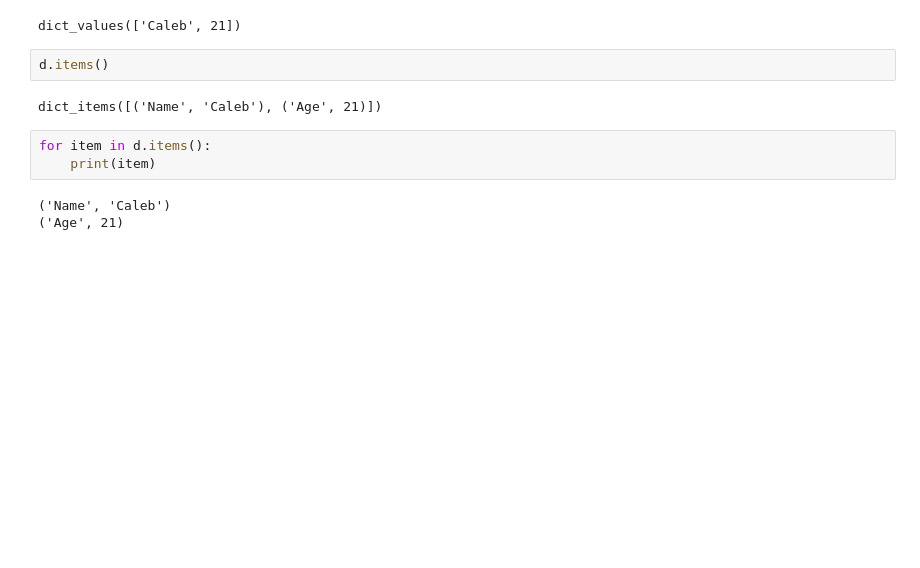
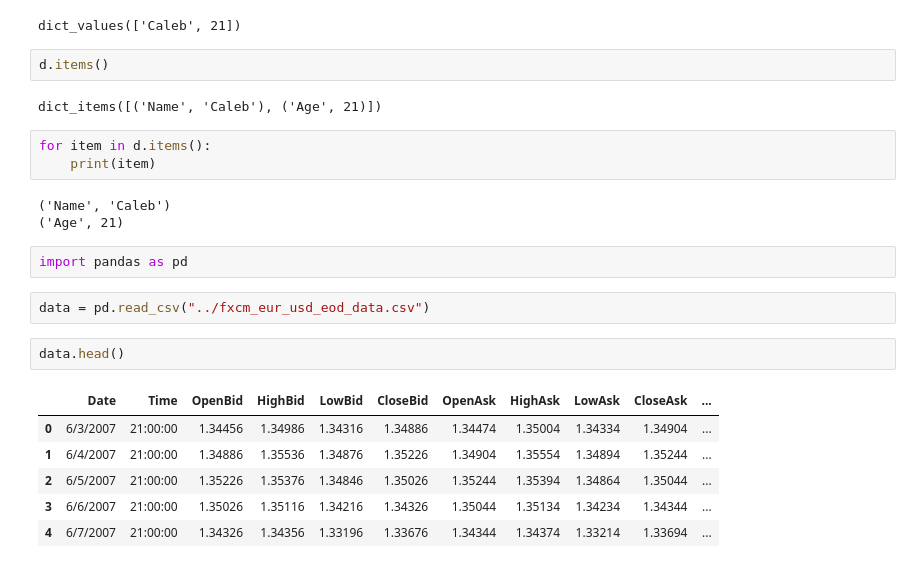
Before and after one commit to Kalebb12/Quantitative-Trading, a Jupyter notebook: learning/playground.ipynb, the cells around one changed output. Saved outputs shown, nothing was run; the diff lists cells and outputs as text; blank space fills up the shorter version.

```diff
--- a/learning/playground.ipynb
+++ b/learning/playground.ipynb
@@ -35,3 +35,16 @@ for item in d.items():
 # %% [output]
 ('Name', 'Caleb')
 ('Age', 21)
+# %%
+import pandas as pd
+# %%
+data = pd.read_csv("../fxcm_eur_usd_eod_data.csv")
+# %%
+data.head()
+# %% [output]
+|  | Date | Time | OpenBid | HighBid | LowBid | CloseBid | OpenAsk | HighAsk | LowAsk | CloseAsk | ... |
+| 0 | 6/3/2007 | 21:00:00 | 1.34456 | 1.34986 | 1.34316 | 1.34886 | 1.34474 | 1.35004 | 1.34334 | 1.34904 | ... |
+| 1 | 6/4/2007 | 21:00:00 | 1.34886 | 1.35536 | 1.34876 | 1.35226 | 1.34904 | 1.35554 | 1.34894 | 1.35244 | ... |
+| 2 | 6/5/2007 | 21:00:00 | 1.35226 | 1.35376 | 1.34846 | 1.35026 | 1.35244 | 1.35394 | 1.34864 | 1.35044 | ... |
+| 3 | 6/6/2007 | 21:00:00 | 1.35026 | 1.35116 | 1.34216 | 1.34326 | 1.35044 | 1.35134 | 1.34234 | 1.34344 | ... |
+| 4 | 6/7/2007 | 21:00:00 | 1.34326 | 1.34356 | 1.33196 | 1.33676 | 1.34344 | 1.34374 | 1.33214 | 1.33694 | ... |
```
Also changed, not shown: parts of 1 cell of this notebook, 3 other files.
